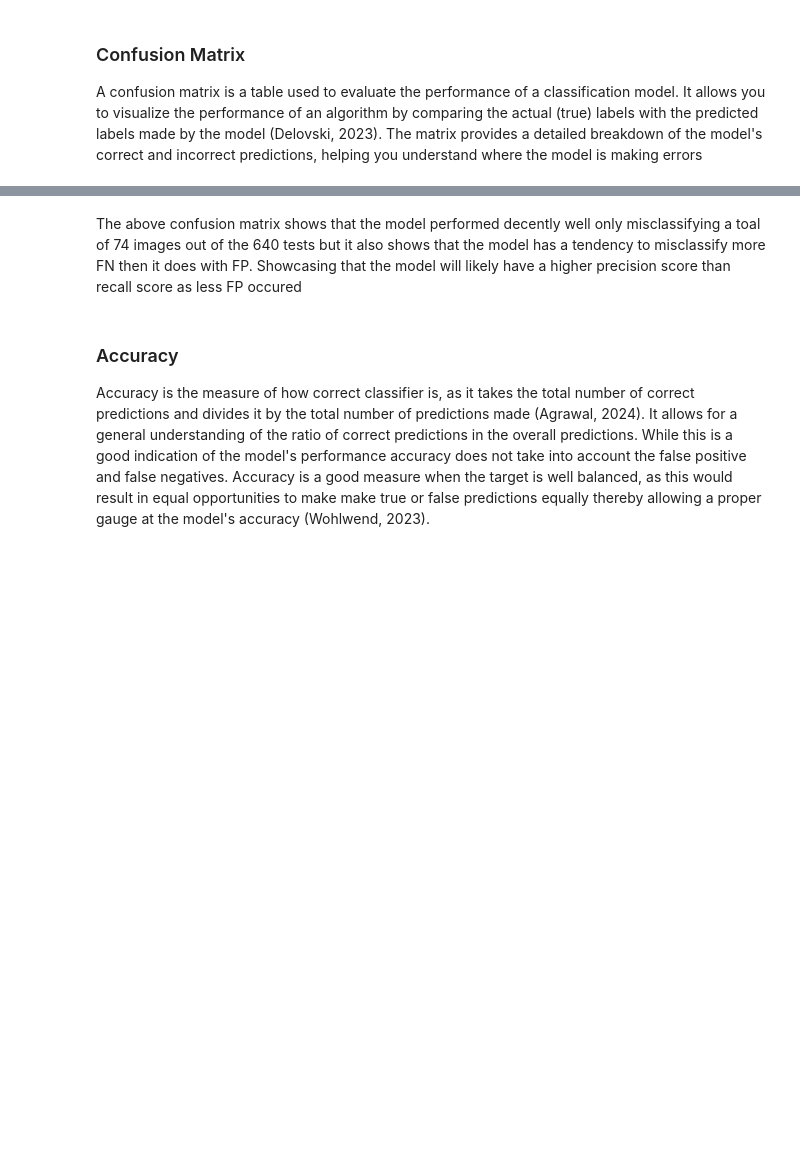
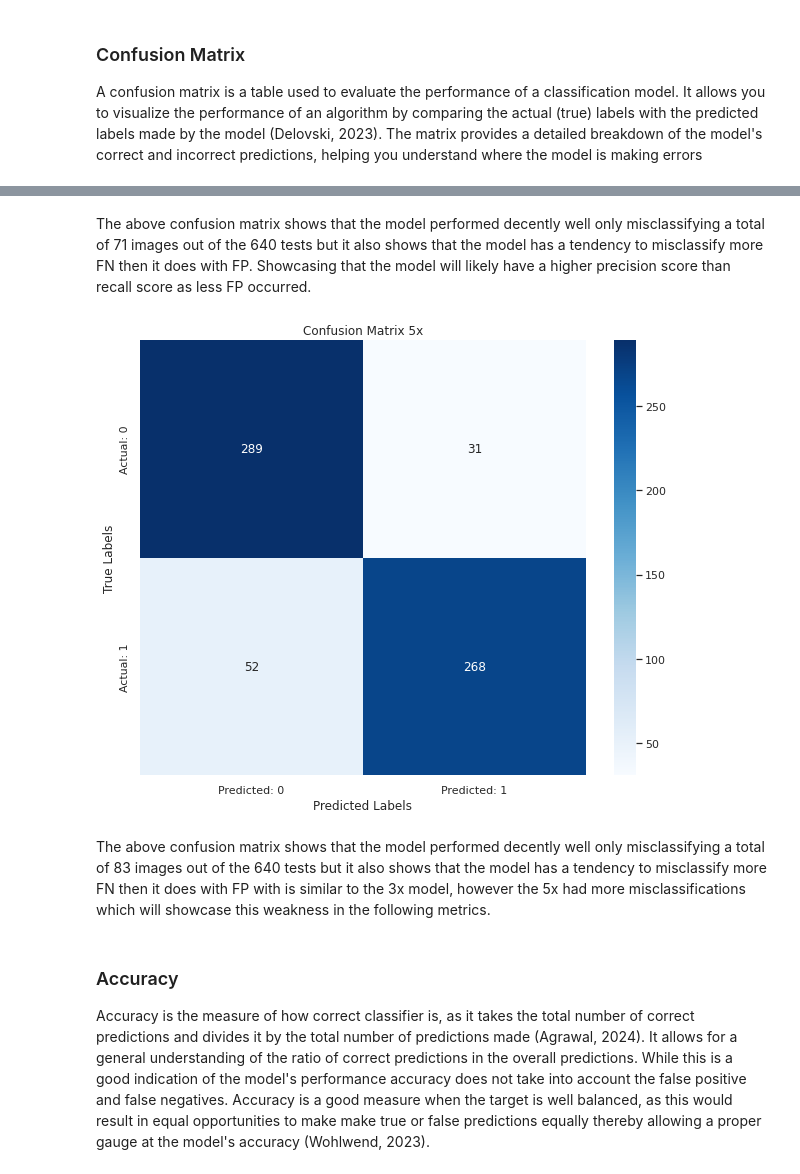
Before and after one commit to HumanClone/Image-Classifier---Glasses, a Jupyter notebook: Image-Classification.ipynb, the cells around one changed output, grey strips where cells are left out. Saved outputs shown, nothing was run; the diff lists cells and outputs as text; code cells hidden in the pictures; blank space fills up the shorter version.

```diff
--- a/Image-Classification.ipynb
+++ b/Image-Classification.ipynb
@@ -436,9 +435,6 @@ pipeline = Pipeline([
 # %%
 m = models.Sequential()
 m.add(Conv2D(32, (5, 5), activation='relu', input_shape=( 224, 224, 3)))
-m.add(MaxPooling2D((2, 2)))
-m.add(Dropout(0.2))
-m.add(Conv2D(64, (5, 5), activation='relu'))
 m.add(MaxPooling2D((2, 2)))
 m.add(Dropout(0.2))
 m.add(Conv2D(64, (5, 5), activation='relu'))
@@ -450,0 +449,3 @@ m.compile(optimizer='adam',loss='binary_crossentropy',metrics=metrics)
+# %%
+early =  EarlyStopping(monitor='val_loss',patience=2, verbose=1, restore_best_weights=True)
+td=pipeline.transform(X_train)
@@ -451,3 +454,3 @@ m.compile(optimizer='adam',loss='binary_crossentropy',metrics=metrics)
 # %%
-h5=m.fit(pipeline.transform(X_train), epochs=15, validation_data=validation_dataset, callbacks=[early])
+h=m.fit(td, epochs=15, validation_data=validation_dataset, callbacks=[early])
 # %% [output]
@@ -476,6 +492,6 @@ print(scores)
 # %%
-s5= m.evaluate(validation_dataset,return_dict=True)
-f1= 2 * (s5['precision'] * s5['recall']) / (s5['precision'] + s5['recall'])
-s5['f1']=f1
-print(s5)
+s= m.evaluate(validation_dataset,return_dict=True)
+f1= 2 * (s['precision'] * s['recall']) / (s['precision'] + s['recall'])
+s['f1']=f1
+print(s)
 # %% [output]
@@ -535,5 +555,19 @@ plt.show()
 # %% [markdown]
-The above confusion matrix shows that the model performed decently well only misclassifying a toal of 74 images out of the 640 tests but it also shows that the model has a tendency to misclassify more FN then it does with FP. Showcasing that the model will likely have a higher precision score than recall score as less FP occured
+The above confusion matrix shows that the model performed decently well only misclassifying a total of 71 images out of the 640 tests but it also shows that the model has a tendency to misclassify more FN then it does with FP. Showcasing that the model will likely have a higher precision score than recall score as less FP occurred.
+# %%
+conf_matrix = np.array([[int(s['tn']),int(s['fp']) ], [int(s['fn']), int(s['tp'])]])
+
+# Plot the confusion matrix using Seaborn
+plt.figure(figsize=(10, 8))
+sns.heatmap(conf_matrix, annot=True, fmt="d", cmap="Blues", xticklabels=["Predicted: 0", "Predicted: 1"], yticklabels=["Actual: 0", "Actual: 1"])
+plt.title('Confusion Matrix 5x')
+plt.xlabel('Predicted Labels')
+plt.ylabel('True Labels')
+plt.show()
+# %% [output]
+[figure, added]
+# %% [markdown]
+The above confusion matrix shows that the model performed decently well only misclassifying a total of 83 images out of the 640 tests but it also shows that the model has a tendency to misclassify more FN then it does with FP with is similar to the 3x model, however the 5x had more misclassifications which will showcase this weakness in the following metrics.
 # %% [markdown]
 ### Accuracy
 Accuracy is the measure of how correct classifier is, as it takes the total number of correct predictions and divides it by the total number of predictions made (Agrawal, 2024). It allows for a general understanding of the ratio of correct predictions in the overall predictions. While this is a good indication of the model's performance accuracy does not take into account the false positive and false negatives. Accuracy is a good measure when the target is well balanced, as this would result in equal opportunities to make make true or false predictions equally thereby allowing a proper gauge at the model's accuracy (Wohlwend, 2023).
```
Also changed, not shown: parts of 35 cells of this notebook, 2 other files.
